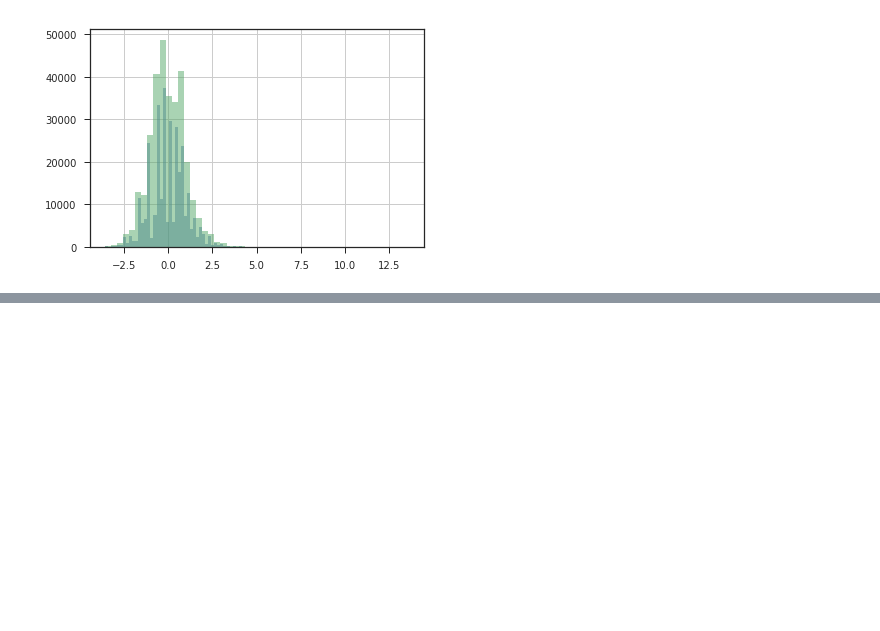
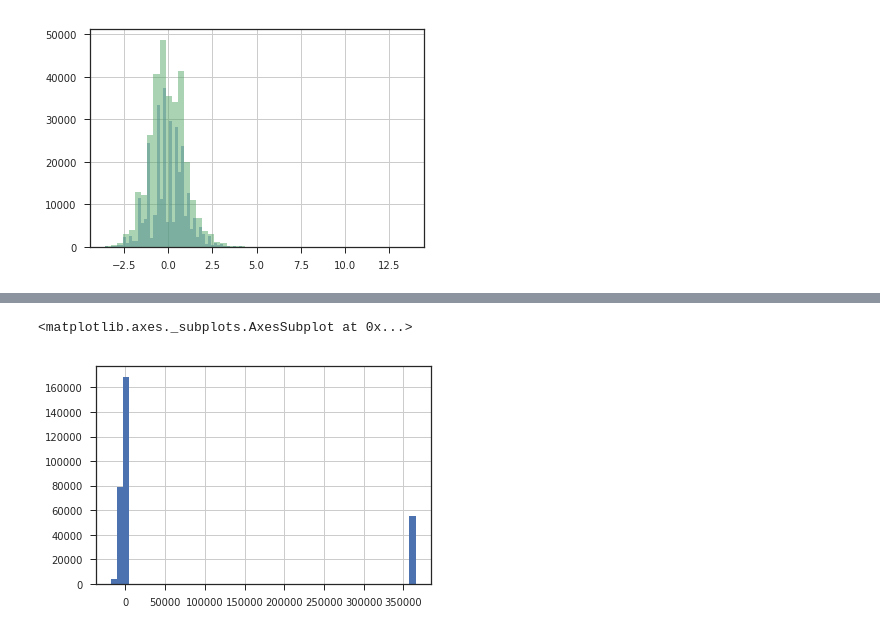
Before and after one commit to robahall/hcdr, a Jupyter notebook: notebooks/3.0-rah-MoreThoroughEDA.ipynb, the cells around one changed output, grey strips where cells are left out. Cells and saved outputs as stored; diff of their text form; code cells hidden in the pictures; blank space fills up the shorter version.

```diff
--- a/notebooks/3.0-rah-MoreThoroughEDA.ipynb
+++ b/notebooks/3.0-rah-MoreThoroughEDA.ipynb
@@ -128,0 +153,2 @@ scaledAMT
+# %%
+originalDF = pd.read_csv("../data/raw/application_train.csv")
@@ -128,0 +159,5 @@ scaledAMT
+# %%
+originalDF['DAYS_EMPLOYED'].hist(bins = 50)
+# %% [output]
+<matplotlib.axes._subplots.AxesSubplot at 0x...>
+[figure, added]
```
Also changed, not shown: parts of 33 cells of this notebook.
